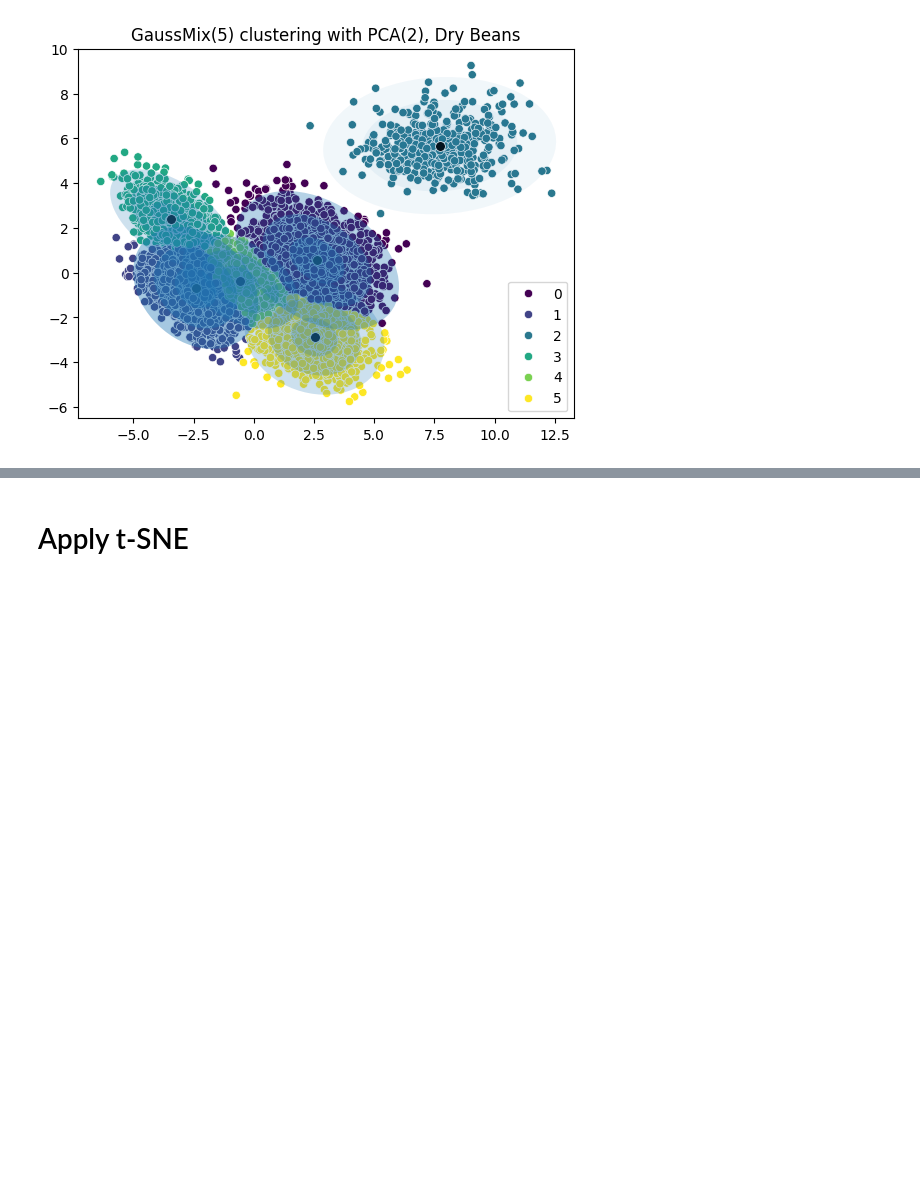
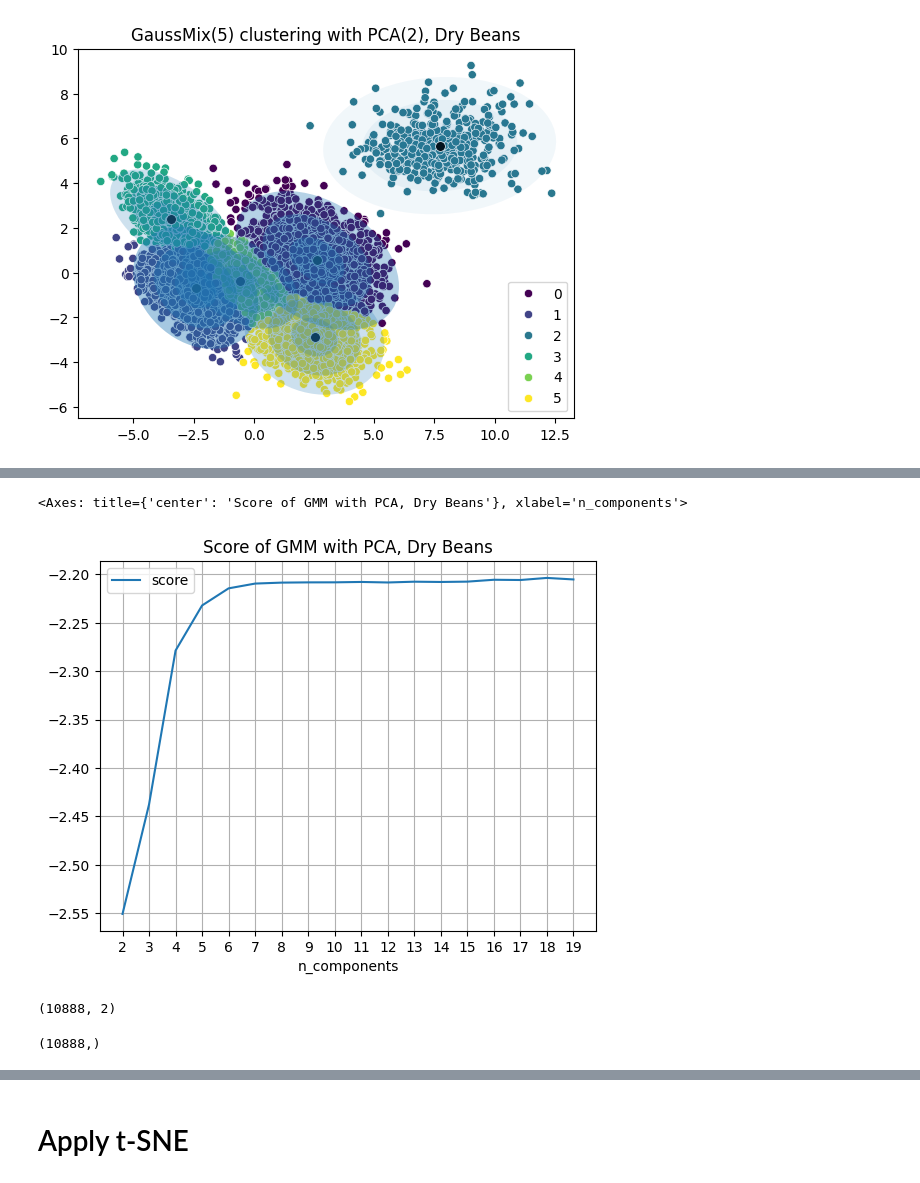
Before and after one commit to PavanKB/PS_3, a Jupyter notebook: dim_red_exp_max_dry_beans.ipynb, the cells around one changed output, grey strips where cells are left out. Cells and saved outputs as stored; diff of their text form; code cells hidden in the pictures; blank space fills up the shorter version.

```diff
--- a/dim_red_exp_max_dry_beans.ipynb
+++ b/dim_red_exp_max_dry_beans.ipynb
@@ -168,15 +203,26 @@ results_df.plot(x='n_clusters', y='inertia',title='Elbow plot', xticks=results_d
 # %%
-results_df.plot(x='n_clusters', y='sil_score',title='Silhoutte Score', xticks=results_df['n_clusters'], grid=True)
+results_df.plot(x='n_components', y='score',title='Score of GMM with PCA, Dry Beans', xticks=results_df['n_components'], grid=True)
+# %% [output]
+<Axes: title={'center': 'Score of GMM with PCA, Dry Beans'}, xlabel='n_components'>
+[figure, added]
 # %%
 # Get the ICA transformed data
-X_ica = clus_pipeline[:-1].fit_transform(X_train)
+X_ica = clus_pipeline[:-1].transform(X_train)
 X_ica.shape
+# %% [output]
+(10888, 2)
 # %%
 #  Get the K-means labels and centroids
-clus_pipeline.set_params(model__n_clusters=5)
+clus_pipeline.set_params(model__n_components=6)
 
 label = clus_pipeline.fit_predict(X_train)
 print(label.shape)
 
-centroids = clus_pipeline.named_steps['model'].cluster_centers_
+means = clus_pipeline.named_steps['model'].means_
+covariances = clus_pipeline.named_steps['model'].covariances_
+weights = clus_pipeline.named_steps['model'].weights_
+
+w_factor = 0.4 / weights.max()
+# %% [output]
+(10888,)
 # %%
```
Also changed, not shown: parts of 27 cells of this notebook, 2 other files.
